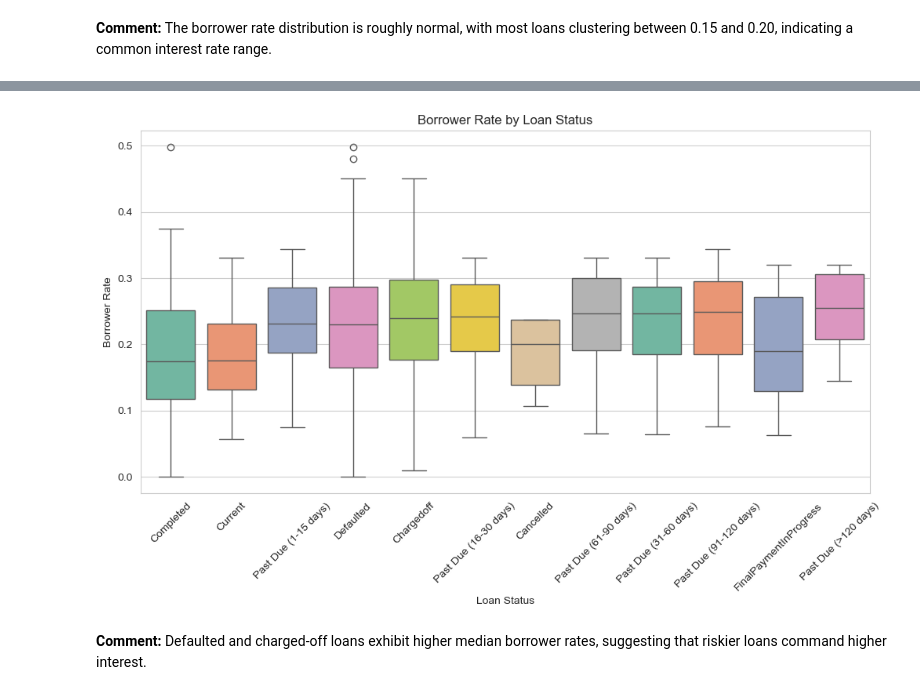
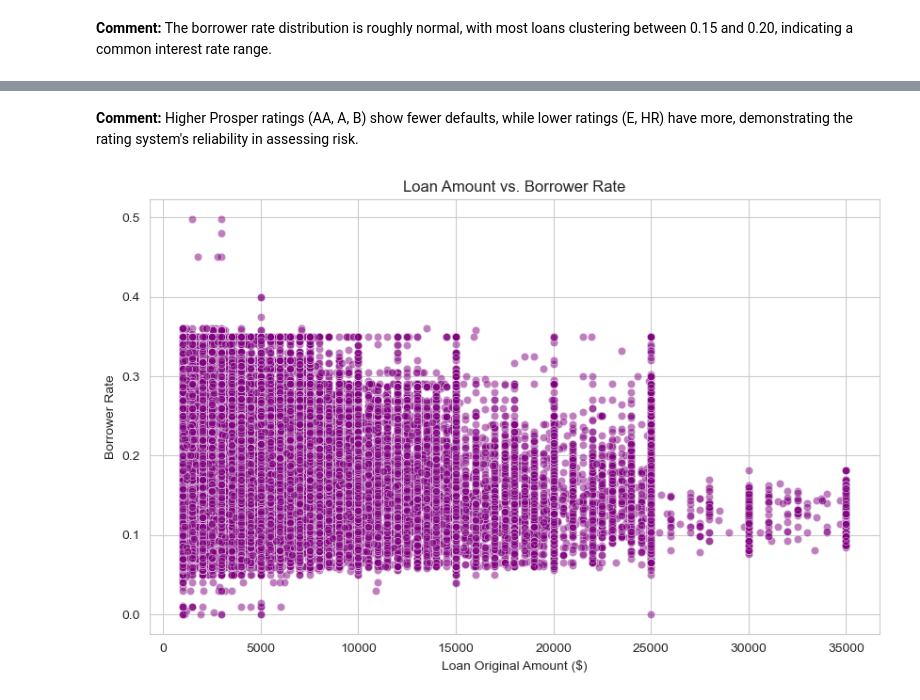
Before and after one commit to AbdellatifShtayeh/Data-Analyst-Udacity-c4, a Jupyter notebook: Communicate Data Findings /Part_II_Explanatory_Data_Visualization.ipynb, the cells around one changed output, grey strips where cells are left out. Cells and saved outputs as stored; diff of their text form; code cells hidden in the pictures.

```diff
--- a/Communicate Data Findings /Part_II_Explanatory_Data_Visualization.ipynb
+++ b/Communicate Data Findings /Part_II_Explanatory_Data_Visualization.ipynb
@@ -30,6 +30,12 @@ warnings.simplefilter('ignore')
 
 # Load the dataset
 df = pd.read_csv('Data/prosperLoanData.csv')
+
+# Define the order for LoanStatus
+loan_status_order = ['Current', 'Completed', 'FinalPaymentInProgress', 'Past Due (1-15 days)', 'Past Due (16-30 days)', 'Past Due (31-60 days)', 'Past Due (61-90 days)', 'Past Due (91-120 days)', 'Chargedoff', 'Default']
+
+# Convert LoanStatus to ordered categorical type
+df['LoanStatus'] = pd.Categorical(df['LoanStatus'], categories=loan_status_order, ordered=True)
 # %%
 # Visualization 1: Histogram of Borrower Rate
 plt.figure(figsize=(10, 6))
@@ -45,13 +62,12 @@ plt.show()
+# %% [markdown]
+**Comment:** Higher Prosper ratings (AA, A, B) show fewer defaults, while lower ratings (E, HR) have more, demonstrating the rating system's reliability in assessing risk.
 # %%
-# Visualization 2: Box Plot of Borrower Rate by Loan Status
-plt.figure(figsize=(12, 6))
-sns.boxplot(data=df, x='LoanStatus', y='BorrowerRate', palette='Set2')
-plt.title('Borrower Rate by Loan Status')
-plt.xlabel('Loan Status')
+# Visualization 3: Scatter Plot of Loan Amount vs. Borrower Rate (from Part I)
+plt.figure(figsize=(10, 6))
+sns.scatterplot(data=df, x='LoanOriginalAmount', y='BorrowerRate', alpha=0.5, color='purple')
+plt.title('Loan Amount vs. Borrower Rate')
+plt.xlabel('Loan Original Amount ($)')
 plt.ylabel('Borrower Rate')
-plt.xticks(rotation=45)
 plt.show()
 # %% [output]
-[figure, old version]
+[figure, new version]
-# %% [markdown]
-**Comment:** Defaulted and charged-off loans exhibit higher median borrower rates, suggesting that riskier loans command higher interest.
```
Also changed, not shown: parts of 4 cells of this notebook, 3 other files.
